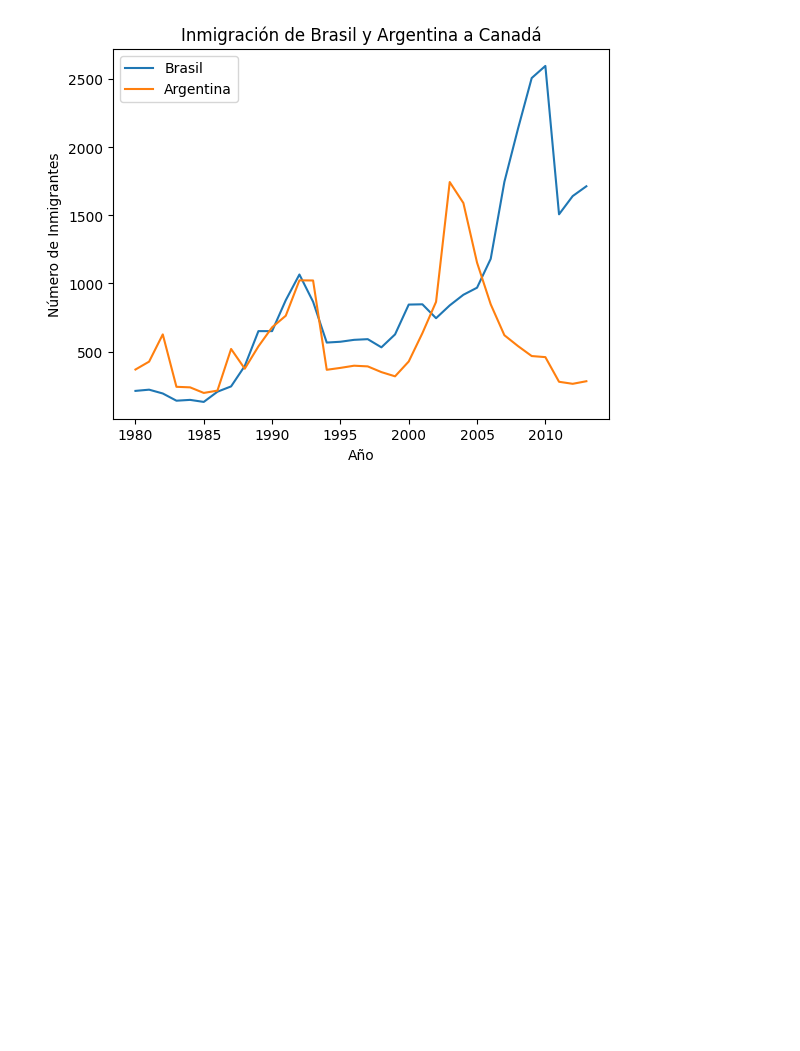
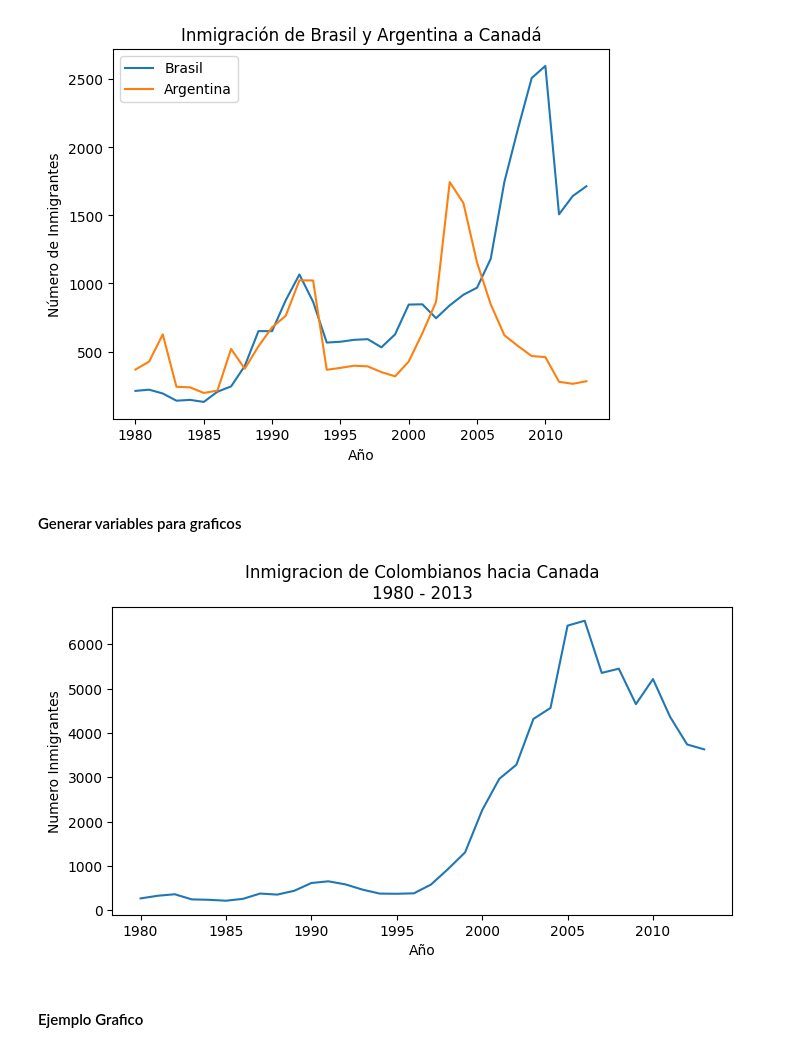
Before and after one commit to Starleen1996/Pandas-E-S, a Jupyter notebook: Visualización_de_datos.ipynb, the cells around one changed output. Drawn from its saved outputs; the diff is of its cells as text; code cells hidden in the pictures; blank space fills up the shorter version.

```diff
--- a/Visualización_de_datos.ipynb
+++ b/Visualización_de_datos.ipynb
@@ -221,3 +221,20 @@ plt.legend()
 plt.show()
 # %% [output]
 [figure]
+# %% [markdown]
+#### Generar variables para graficos
+# %%
+fig,ax = plt.subplots(figsize=(8,4)) #Crea una figura (fig) y un eje (ax) para graficar.
+
+ax.plot(datos_col['Año'],datos_col['Inmigrantes']) #Dibuja una gráfica de línea en el eje ax.
+ax.xaxis.set_major_locator(plt.MultipleLocator(5)) #ax.xaxis Se refiere al eje X del gráfico que se está dibujando en ax. Es un objeto de tipo XAxis, que puedes personalizar (frecuencia de las marcas, etiquetas, etc.).
+#.set_major_locator(...) Esta función permite establecer la ubicación de las marcas principales (ticks) del eje X. Las "major ticks" son las marcas grandes del eje (por defecto, donde se muestran los números como los años).
+# plt.MultipleLocator(5) Esto crea un "locator" que le indica al eje dónde colocar esas marcas principales.
+ax.set_title('Inmigracion de Colombianos hacia Canada\n1980 - 2013')
+ax.set_xlabel('Año')
+ax.set_ylabel('Numero Inmigrantes')
+plt.show()
+# %% [output]
+[figure, added]
+# %% [markdown]
+#### Ejemplo Grafico
```
Also changed, not shown: parts of 13 cells of this notebook.
